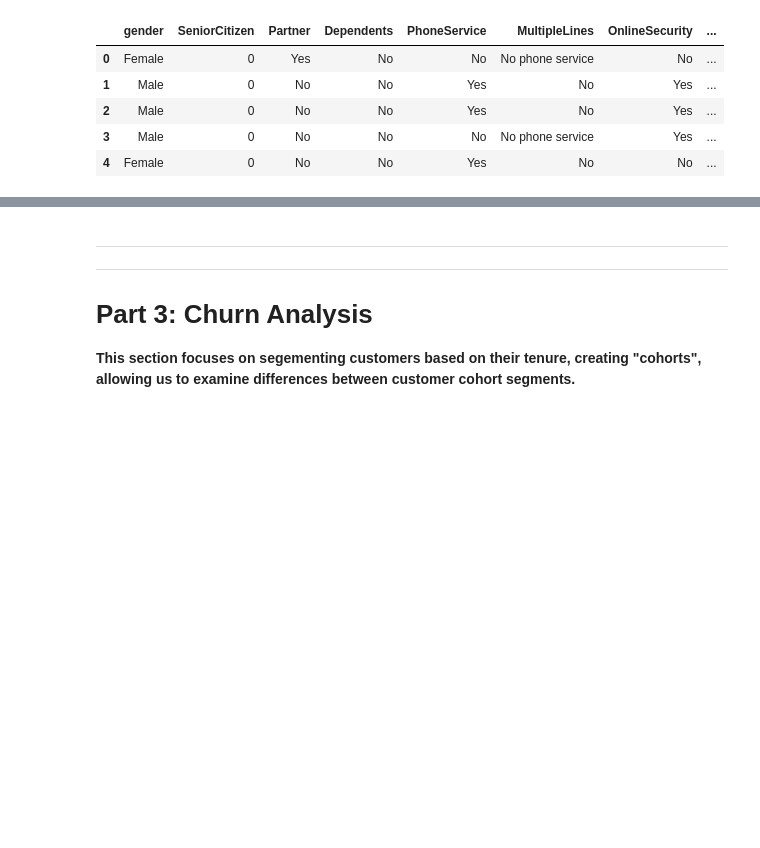
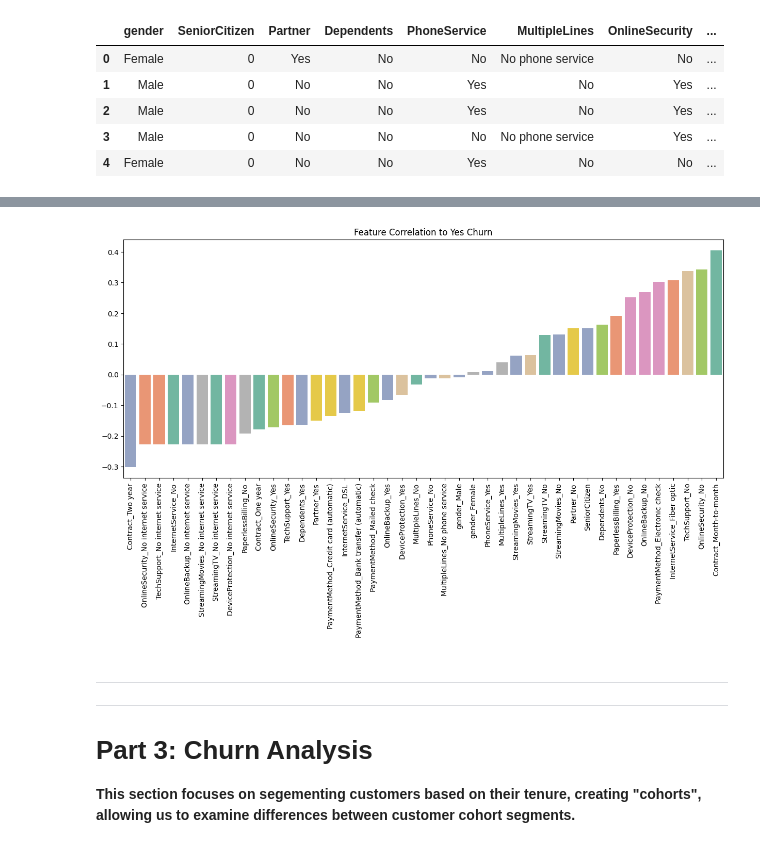
Before and after one commit to pgvv/DS-Projects, a Jupyter notebook: Tree Methods.ipynb, the cells around one changed output, grey strips where cells are left out. Saved outputs shown, nothing was run; the diff lists cells and outputs as text; code cells hidden in the pictures; blank space fills up the shorter version.

Commit message:
tree methods finish

```diff
--- a/Tree Methods.ipynb
+++ b/Tree Methods.ipynb
@@ -142,7 +142,7 @@ plt.legend(loc='upper right', bbox_to_anchor= (1.25, 1))
 # %%
 df_feat=df[['gender', 'SeniorCitizen', 'Partner', 'Dependents','PhoneService', 'MultipleLines',
      'OnlineSecurity', 'OnlineBackup', 'DeviceProtection', 'TechSupport', 'InternetService',
-       'StreamingTV', 'StreamingMovies', 'Contract', 'PaperlessBilling', 'PaymentMethod']]
+       'StreamingTV', 'StreamingMovies', 'Contract', 'PaperlessBilling', 'PaymentMethod', 'Churn']]
 df_feat.head()
 # %% [output]
 |  | gender | SeniorCitizen | Partner | Dependents | PhoneService | MultipleLines | OnlineSecurity | ... |
@@ -176,0 +154,4 @@ Name: Churn, dtype: int64
+# %%
+# OK to leave out drop_first arg as this is only for visualization, not for model, and we want to see which factors actually matter
+df_dummy_feat= pd.get_dummies(df_feat)
+df_dummy_feat.head()
@@ -176,0 +166,6 @@ Name: Churn, dtype: int64
+# %%
+# df_corr= pd.concat([df_dummy_feat, df['Churn']], axis=1)
+# df_corr['Churn']= df_corr['Churn'].map({'Yes': 1, 'No': 0})
+# df_corr.head()
+df_corr= df_dummy_feat.corr()
+df_corr.head()
@@ -177,3 +200,14 @@ Name: Churn, dtype: int64
+# %%
+plt.figure(figsize=(15,6))
+ax= sns.barplot(x= df_corr['Churn_Yes'].sort_values()[1:-1].index, y= df_corr['Churn_Yes'].sort_values()[1:-1].values, hue=df_corr.Churn_Yes[1:-1], legend=False, palette='Set2')
+
+plt.xticks(rotation=90)
+plt.title('Feature Correlation to Yes Churn')
+ax.set_xlabel('')
+
+plt.show()
+# %% [output]
+[figure, added]
 # %% [markdown]
 ---
 ---
```
Also changed, not shown: parts of 73 cells of this notebook, 8 other files.
